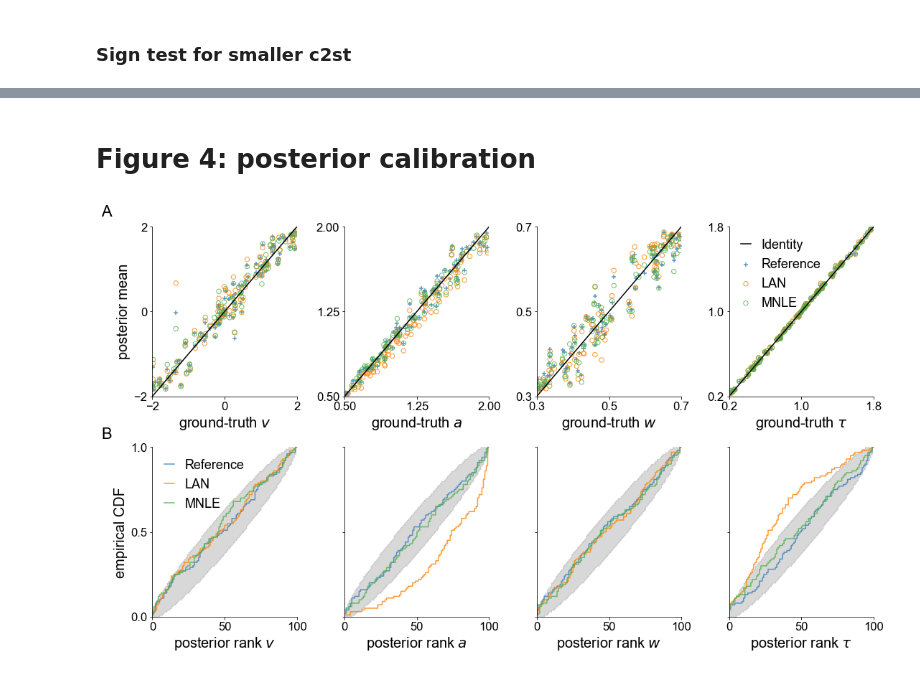
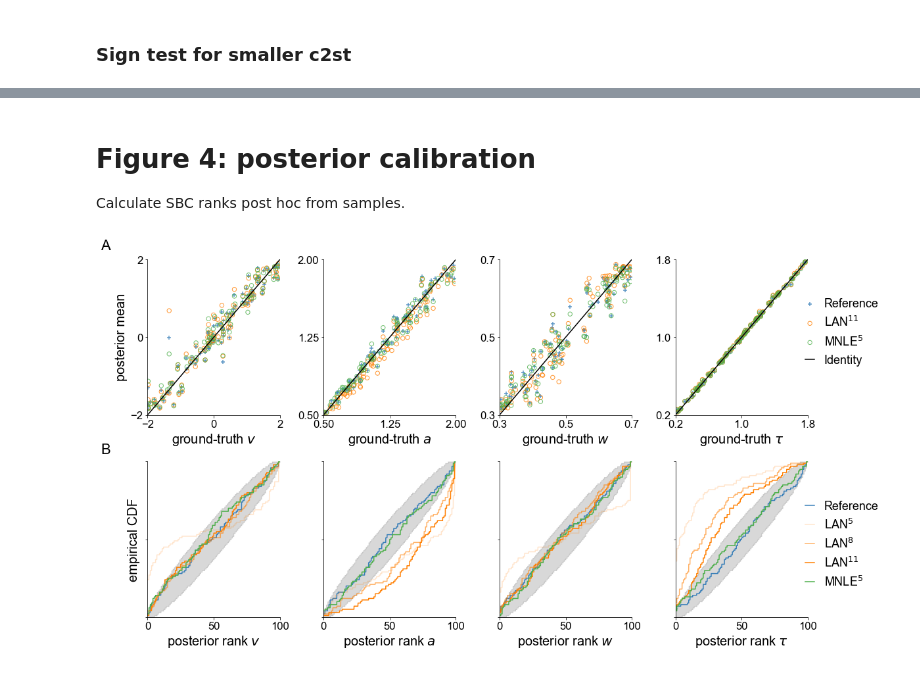
Before and after one commit to mackelab/mnle-for-ddms, a Jupyter notebook: notebooks/Paper-Figure-3&4-posterior-comparison.ipynb, the cells around one changed output, grey strips where cells are left out. Drawn from its saved outputs; the diff is of its cells as text; code cells hidden in the pictures.

Commit message:
update nb for figure 3 and 4 with lower LAN budget results.

```diff
--- a/notebooks/Paper-Figure-3&4-posterior-comparison.ipynb
+++ b/notebooks/Paper-Figure-3&4-posterior-comparison.ipynb
@@ -84,9 +108,9 @@ varerr[:, 0] = np.mean(abs(lan_samples.var(-2) - true_samples.var(-2)) / true_sa
 ### And add to data frame
 # %%
 df = df.sort_values(by=["num_observation", "algorithm"])
-df.loc[:, "MEANERR"] = meanerr.reshape(-1)
-df.loc[:, "VARERR"] = varerr.reshape(-1)
-df.loc[:, "DISP"] = dispersion.reshape(-1)
+# put in lan-11 scores, and mnle scores.
+c2st_scores[:, 2] = df.loc[:, "C2ST"].values[::2]
+c2st_scores[:, 3] = df.loc[:, "C2ST"].values[1::2]
 # %% [markdown]
 ### Load posterior samples
 # %%
@@ -254,14 +276,18 @@ smallerc2st, binom_test(smallerc2st, 100, 0.5)
 # %% [markdown]
 # Figure 4: posterior calibration
+
+Calculate SBC ranks post hoc from samples.
 # %%
 L = 1000
-ranks = np.zeros((N, 4, 3)) # 4 params, 3 methods
+ranks = np.zeros((N, 4, 5)) # 4 params, 5 methods
 
 for obsi in range(N):
     # rank tho under samples
     ranks[obsi, :, 0] = (true_samples[obsi, :L, ] < true_params[obsi,]).sum(0)
-    ranks[obsi, :, 1] = (lan_samples[obsi, :L, ] < true_params[obsi,]).sum(0)
-    ranks[obsi, :, 2] = (nle_samples[obsi, :L, ] < true_params[obsi,]).sum(0)
+    ranks[obsi, :, 1] = (lan_samples_5[obsi, :L, ] < true_params[obsi,]).sum(0)
+    ranks[obsi, :, 2] = (lan_samples_8[obsi, :L, ] < true_params[obsi,]).sum(0)
+    ranks[obsi, :, 3] = (lan_samples[obsi, :L, ] < true_params[obsi,]).sum(0)
+    ranks[obsi, :, 4] = (nle_samples[obsi, :L, ] < true_params[obsi,]).sum(0)
 # %%
 fig, ax = plt.subplots(2, 4, figsize=(18, 10),
                       gridspec_kw=dict(wspace=0.33, hspace=0.3))
@@ -270,26 +296,34 @@ parameter_labels = [r"$v$", r"$a$", r"$w$", r"$\tau$"]
 s = 40
 alpha=0.8
 limits = [[-2, 2], [0.5, 2.], [0.3, 0.7], [0.2, 1.8]]
+alphas = [1, 0.2, 0.6, 1, 1]
+plot_colors = [colors[0], colors[1], colors[1], colors[1], colors[2]]
+labels = [
+    r"LAN$^5$",
+    r"LAN$^8$",
+    r"LAN$^{11}$",
+    r"MNLE$^5$",
+]
 
 for ii in range(4):
     # actual GT params
     truth = true_params[:, ii]
     plt.sca(ax[0, ii])
     plt.scatter(truth, true_samples.mean(1)[:, ii], s=s, color=colors[0],
-                    label=fr"Reference",
-                    alpha=alpha,
+                label=fr"Reference",
+                alpha=alpha,
 #                     facecolors='none'
-                    marker="+",
-                   )
+                marker="+",
+                )
     plt.scatter(truth, lan_samples.mean(1)[:, ii], s=s, color=colors[1],
 #                 label=fr"LAN, $R^2={np.corrcoef(truth, lan_samples.mean(1)[:, ii])[0, 1]**2:.2f}$",
-                label=fr"LAN",
+                label=labels[-2],
                 alpha=alpha,
                 facecolors="none",
                )
     plt.scatter(truth, nle_samples.mean(1)[:, ii], s=s, color=colors[2],
 #                 label=fr"NLE, $R^2={np.corrcoef(truth, nle_samples.mean(1)[:, ii])[0, 1]**2:.2f}$",
-                label=fr"MNLE",
+                label=labels[-1],
                 alpha=alpha,
                 facecolors="none",
                )
@@ -305,13 +339,14 @@ for ii in range(4):
     if ii == 0:
         plt.ylabel("posterior mean")
     if ii==3:
-        plt.legend(loc=2, handlelength=0.8);
+        plt.legend(loc=2, handlelength=0.8, bbox_to_anchor=(.9, .82));
 
 repeats = 50
 nbins = 100
 from scipy.stats import binom
+num_methods = 5
 
-for ii in range(3):
+for ii in range(num_methods):
     for jj in range(4):
         plt.sca(ax[1, jj])
         hist, *_ = np.histogram(ranks[:, jj, ii], bins=nbins, density=False)
@@ -319,40 +354,43 @@ for ii in range(3):
         plt.plot(np.linspace(0, nbins, repeats*nbins),
                  np.repeat(histcs / histcs.max(), repeats),
         #          label=labels[i],
-                 color=colors[ii],
-                 alpha=0.8)
-        if jj==0:
+                 color=plot_colors[ii],
+                 alpha=alphas[ii])
+        if jj==0 and ii==num_methods-1:
             plt.yticks(np.linspace(0, 1, 3))
             plt.ylabel("empirical CDF")
-            plt.legend(["Reference", "LAN", "MNLE"], loc=2, handlelength=0.8)
+        if jj==3 and ii==num_methods-1:
+            plt.legend(["Reference"] + labels, loc=2, handlelength=0.8, bbox_to_anchor=(.9, .82))
         else:
             plt.yticks(np.linspace(0, 1, 3), [])
         plt.ylim(0, 1)
         plt.xlim(0, nbins)
         plt.xticks(np.linspace(0, nbins, 3))
         plt.xlabel("posterior rank "+parameter_labels[jj])
-        if ii==0:
+        if ii==num_methods-1:
             # Construct uniform histogram.
             hb = binom(N, p=1 / nbins).ppf(0.5) * np.ones(nbins)
             hbb = hb.cumsum() / hb.sum()
+            # avoid last value being exactly 1
+            hbb[-1] -= 1e-9
 
             lower = [binom(N, p=p).ppf(0.005) for p in hbb]
             upper = [binom(N, p=p).ppf(0.995) for p in hbb]
 
             # Plot grey area with expected ECDF.
             plt.fill_between(x=np.linspace(0, nbins, repeats*nbins),
                          y1=np.repeat(lower / np.max(lower), repeats),
                          y2=np.repeat(upper / np.max(lower), repeats),
                          color="grey",
                          alpha=0.3)
 weight = "regular"
 fontsize = 22
 y1 = 0.9
 x1 = 0.07
 fig.text(x1, y1, "A", fontsize=fontsize, fontweight=weight)
 fig.text(x1, y1 - 0.43, "B", fontsize=fontsize, fontweight=weight)
 
 plt.tight_layout();
 fig.savefig("figures/Figure4-MNLE-LAN-posterior-calibration.png", dpi=300, bbox_inches="tight");
 # %% [output]
-[figure, old version]
+[figure, new version]
```
Also changed, not shown: parts of 17 cells of this notebook.
